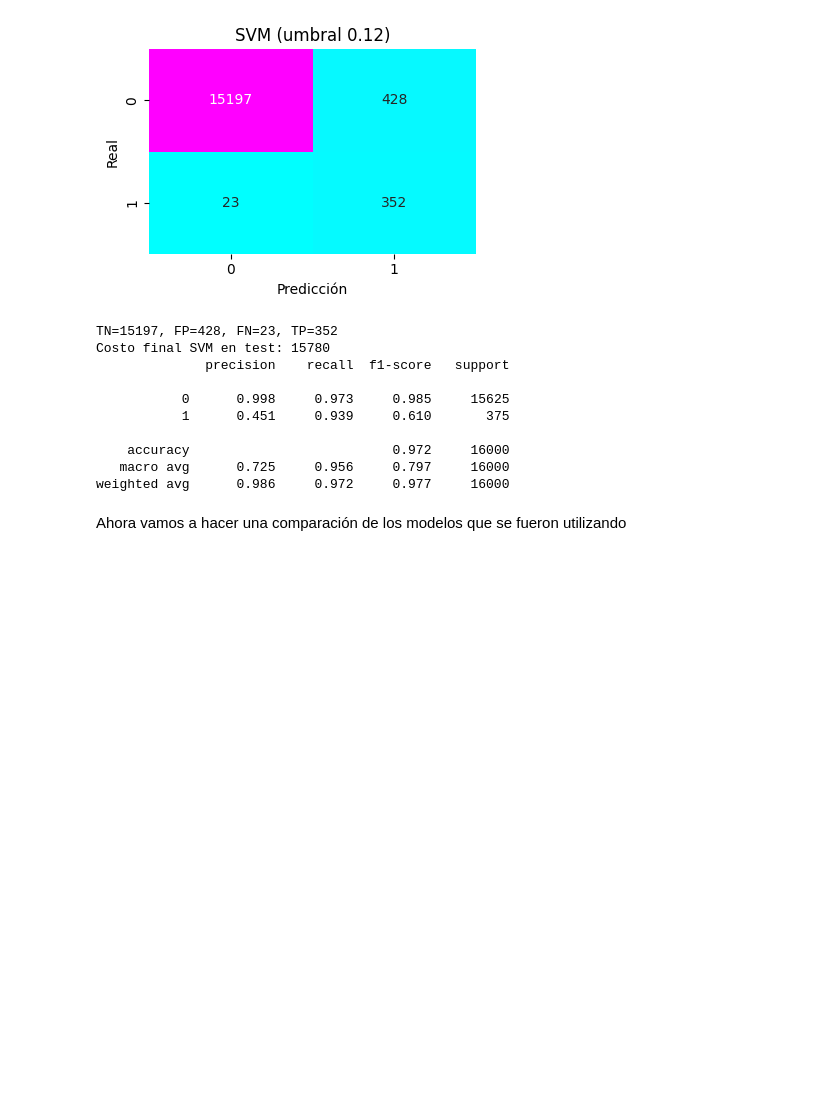
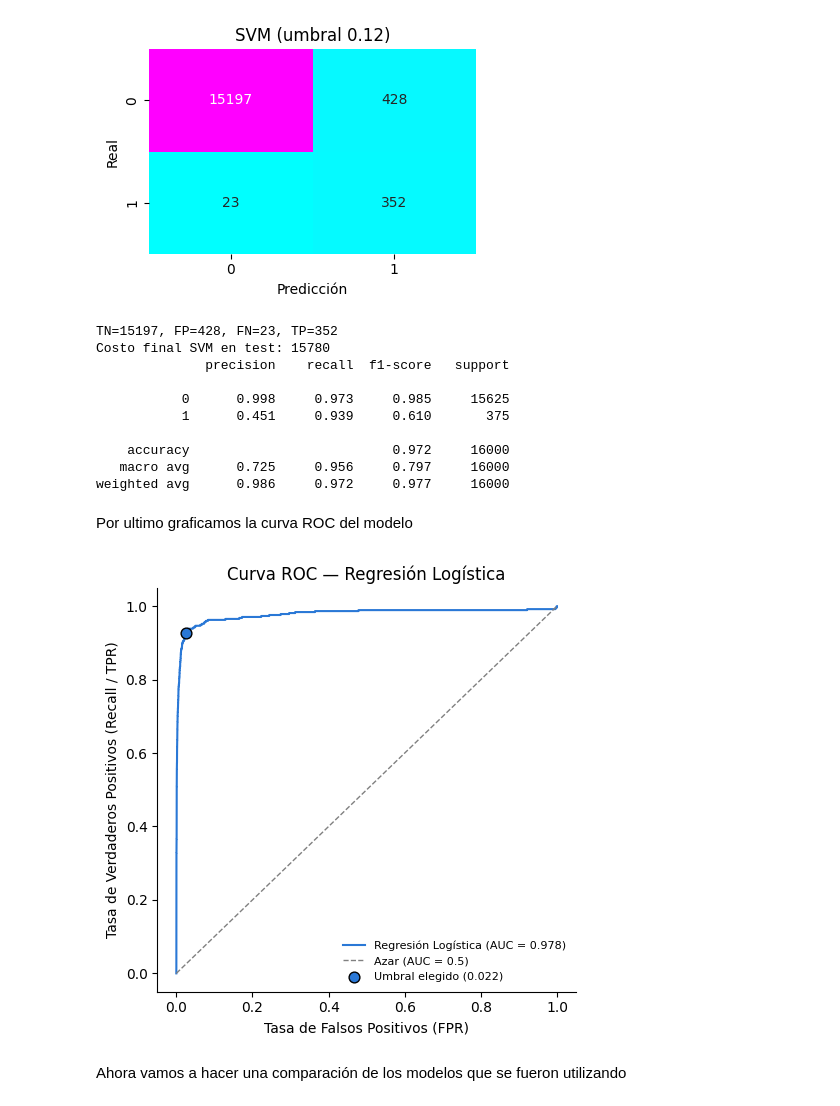
Before and after one commit to gonza29811/TP-AdMaq, a Jupyter notebook: Scania.ipynb, the cells around one changed output. Cells and saved outputs as stored; diff of their text form; code cells hidden in the pictures; blank space fills up the shorter version.

```diff
--- a/Scania.ipynb
+++ b/Scania.ipynb
@@ -796,6 +855,33 @@ Costo final SVM en test: 15780
     accuracy                          0.972     16000
    macro avg      0.725     0.956     0.797     16000
 weighted avg      0.986     0.972     0.977     16000
+# %% [markdown]
+Por ultimo graficamos la curva ROC del modelo
+# %%
+from sklearn.metrics import roc_curve, auc
+
+fpr_log, tpr_log, _ = roc_curve(y_test, probs_test)
+auc_log = auc(fpr_log, tpr_log)
+
+tn_l, fp_l, fn_l, tp_l = confusion_matrix(y_test, y_pred_test).ravel()
+fpr_op_log, tpr_op_log = fp_l / (fp_l + tn_l), tp_l / (tp_l + fn_l)
+
+fig, ax = plt.subplots(figsize=(5, 5))
+ax.plot(fpr_log, tpr_log, color='#2a78d6', label=f'Regresión Logística (AUC = {auc_log:.3f})')
+ax.plot([0, 1], [0, 1], color='gray', linestyle='--', linewidth=1, label='Azar (AUC = 0.5)')
+ax.scatter([fpr_op_log], [tpr_op_log], color='#2a78d6', edgecolor='k', zorder=5, s=60,
+           label='Umbral elegido (0.022)')
+
+ax.set_xlabel('Tasa de Falsos Positivos (FPR)')
+ax.set_ylabel('Tasa de Verdaderos Positivos (Recall / TPR)')
+ax.set_title('Curva ROC — Regresión Logística')
+ax.legend(frameon=False, loc='lower right', fontsize=8)
+ax.spines['top'].set_visible(False)
+ax.spines['right'].set_visible(False)
+plt.tight_layout()
+plt.show()
+# %% [output]
+[figure, added]
 # %% [markdown]
 Ahora vamos a hacer una comparación de los modelos que se fueron utilizando
 # %%
```
Also changed, not shown: parts of 67 cells of this notebook.
